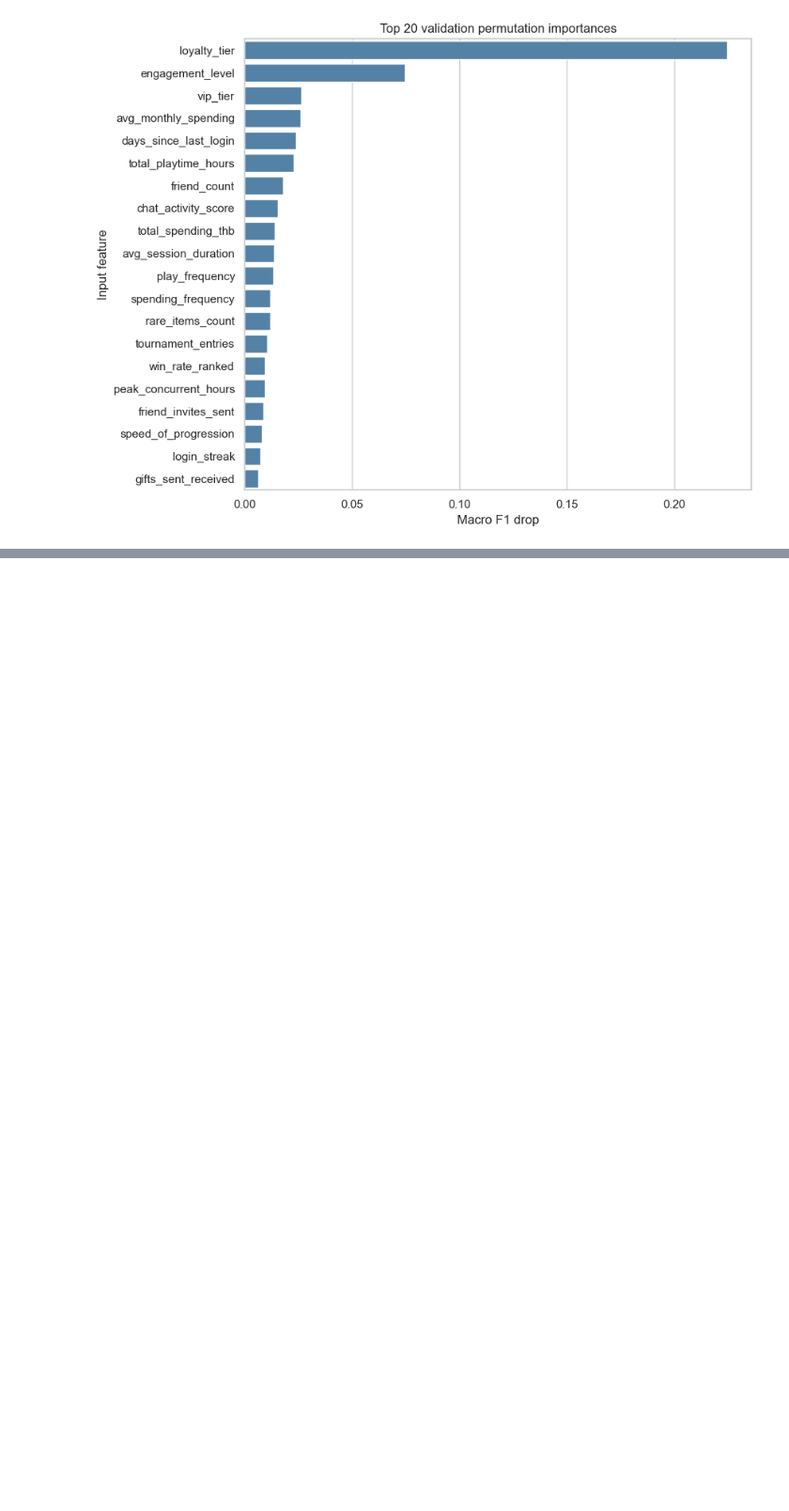
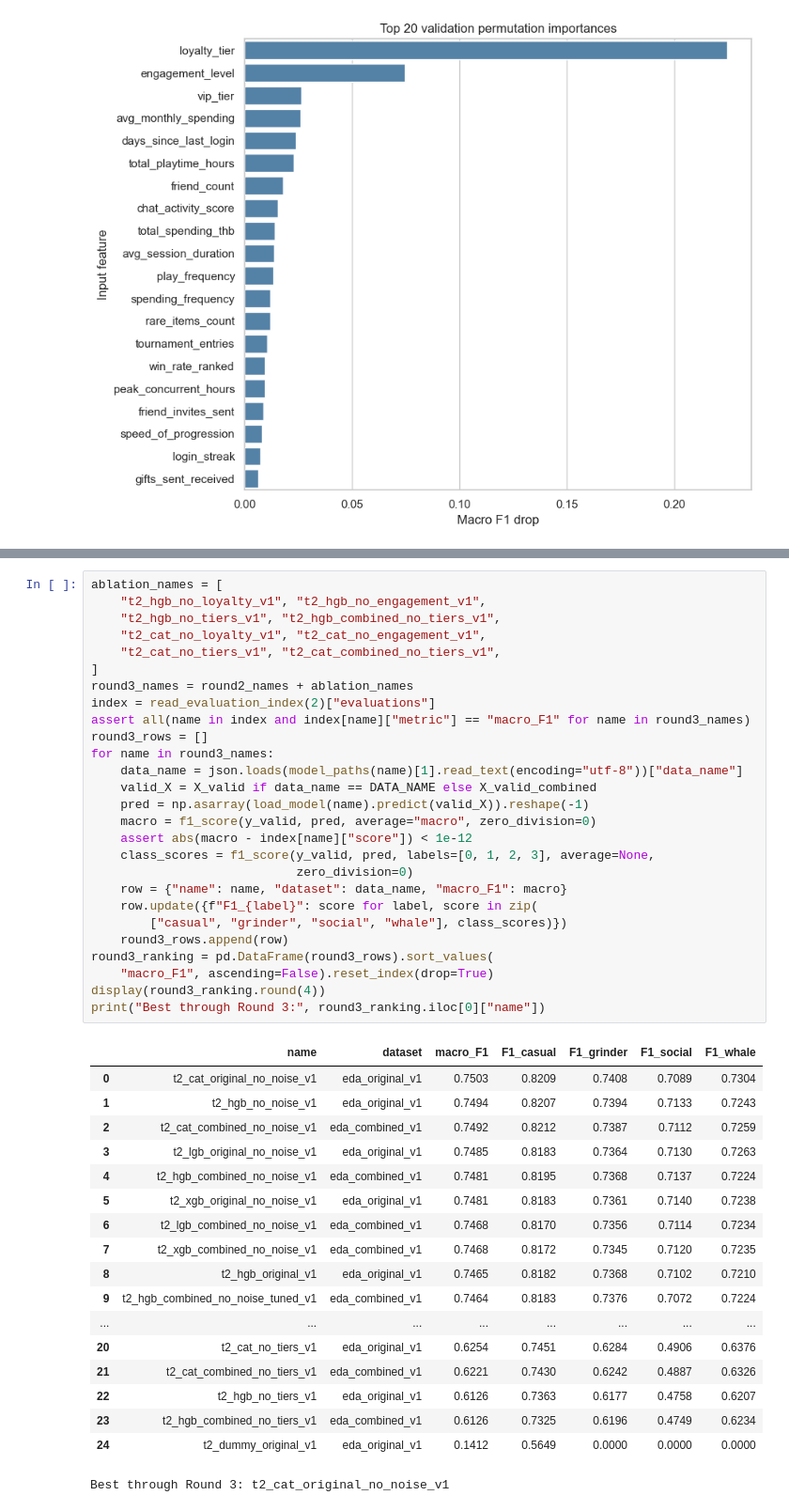
Before and after one commit to jakkarin-promsee/cpe342-ml-kaggle, a Jupyter notebook: src/task2/models/model.ipynb, the cells around one changed output, grey strips where cells are left out. Shown at 94% size. Cells and saved outputs as stored; diff of their text form; blank space fills up the shorter version.

```diff
--- a/src/task2/models/model.ipynb
+++ b/src/task2/models/model.ipynb
@@ -847,0 +1012,46 @@ Loaded permutation importance: t2_cat_original_no_noise_v1
+# %%
+ablation_names = [
+    "t2_hgb_no_loyalty_v1", "t2_hgb_no_engagement_v1",
+    "t2_hgb_no_tiers_v1", "t2_hgb_combined_no_tiers_v1",
+    "t2_cat_no_loyalty_v1", "t2_cat_no_engagement_v1",
+    "t2_cat_no_tiers_v1", "t2_cat_combined_no_tiers_v1",
+]
+round3_names = round2_names + ablation_names
+index = read_evaluation_index(2)["evaluations"]
+assert all(name in index and index[name]["metric"] == "macro_F1" for name in round3_names)
+round3_rows = []
+for name in round3_names:
+    data_name = json.loads(model_paths(name)[1].read_text(encoding="utf-8"))["data_name"]
+    valid_X = X_valid if data_name == DATA_NAME else X_valid_combined
+    pred = np.asarray(load_model(name).predict(valid_X)).reshape(-1)
+    macro = f1_score(y_valid, pred, average="macro", zero_division=0)
+    assert abs(macro - index[name]["score"]) < 1e-12
+    class_scores = f1_score(y_valid, pred, labels=[0, 1, 2, 3], average=None,
+                            zero_division=0)
+    row = {"name": name, "dataset": data_name, "macro_F1": macro}
+    row.update({f"F1_{label}": score for label, score in zip(
+        ["casual", "grinder", "social", "whale"], class_scores)})
+    round3_rows.append(row)
+round3_ranking = pd.DataFrame(round3_rows).sort_values(
+    "macro_F1", ascending=False).reset_index(drop=True)
+display(round3_ranking.round(4))
+print("Best through Round 3:", round3_ranking.iloc[0]["name"])
+# %% [output]
+|  | name | dataset | macro_F1 | F1_casual | F1_grinder | F1_social | F1_whale |
+| 0 | t2_cat_original_no_noise_v1 | eda_original_v1 | 0.7503 | 0.8209 | 0.7408 | 0.7089 | 0.7304 |
+| 1 | t2_hgb_no_noise_v1 | eda_original_v1 | 0.7494 | 0.8207 | 0.7394 | 0.7133 | 0.7243 |
+| 2 | t2_cat_combined_no_noise_v1 | eda_combined_v1 | 0.7492 | 0.8212 | 0.7387 | 0.7112 | 0.7259 |
+| 3 | t2_lgb_original_no_noise_v1 | eda_original_v1 | 0.7485 | 0.8183 | 0.7364 | 0.7130 | 0.7263 |
+| 4 | t2_hgb_combined_no_noise_v1 | eda_combined_v1 | 0.7481 | 0.8195 | 0.7368 | 0.7137 | 0.7224 |
+| 5 | t2_xgb_original_no_noise_v1 | eda_original_v1 | 0.7481 | 0.8183 | 0.7361 | 0.7140 | 0.7238 |
+| 6 | t2_lgb_combined_no_noise_v1 | eda_combined_v1 | 0.7468 | 0.8170 | 0.7356 | 0.7114 | 0.7234 |
+| 7 | t2_xgb_combined_no_noise_v1 | eda_combined_v1 | 0.7468 | 0.8172 | 0.7345 | 0.7120 | 0.7235 |
+| 8 | t2_hgb_original_v1 | eda_original_v1 | 0.7465 | 0.8182 | 0.7368 | 0.7102 | 0.7210 |
+| 9 | t2_hgb_combined_no_noise_tuned_v1 | eda_combined_v1 | 0.7464 | 0.8183 | 0.7376 | 0.7072 | 0.7224 |
+| ... | ... | ... | ... | ... | ... | ... | ... |
+| 20 | t2_cat_no_tiers_v1 | eda_original_v1 | 0.6254 | 0.7451 | 0.6284 | 0.4906 | 0.6376 |
+| 21 | t2_cat_combined_no_tiers_v1 | eda_combined_v1 | 0.6221 | 0.7430 | 0.6242 | 0.4887 | 0.6326 |
+| 22 | t2_hgb_no_tiers_v1 | eda_original_v1 | 0.6126 | 0.7363 | 0.6177 | 0.4758 | 0.6207 |
+| 23 | t2_hgb_combined_no_tiers_v1 | eda_combined_v1 | 0.6126 | 0.7325 | 0.6196 | 0.4749 | 0.6234 |
+| 24 | t2_dummy_original_v1 | eda_original_v1 | 0.1412 | 0.5649 | 0.0000 | 0.0000 | 0.0000 |
+Best through Round 3: t2_cat_original_no_noise_v1
```
Also changed, not shown: parts of 22 cells of this notebook.
